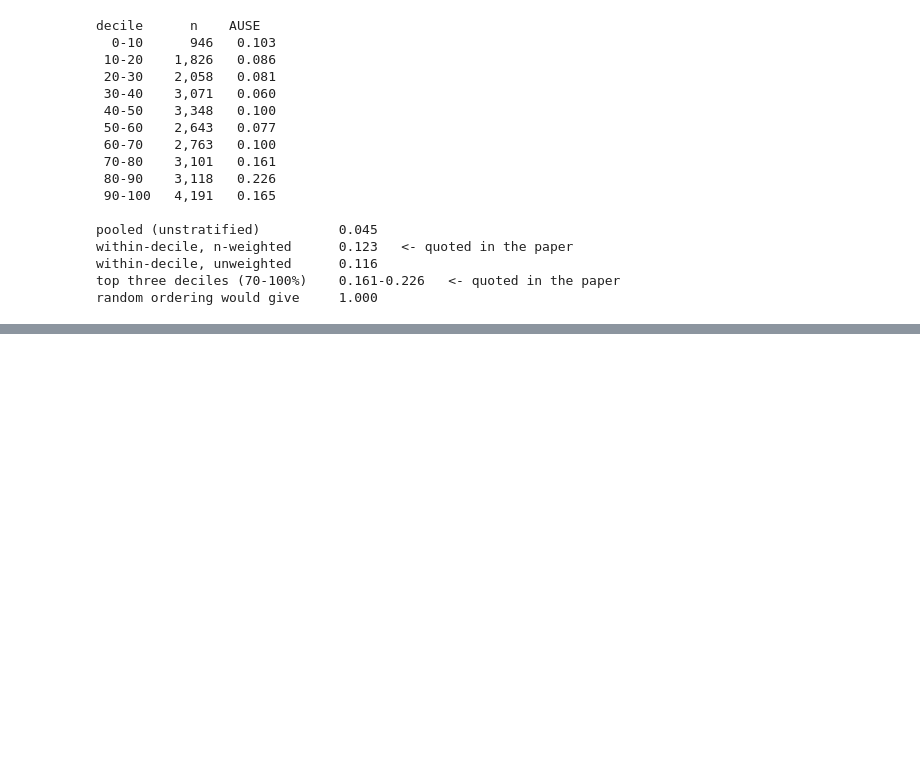
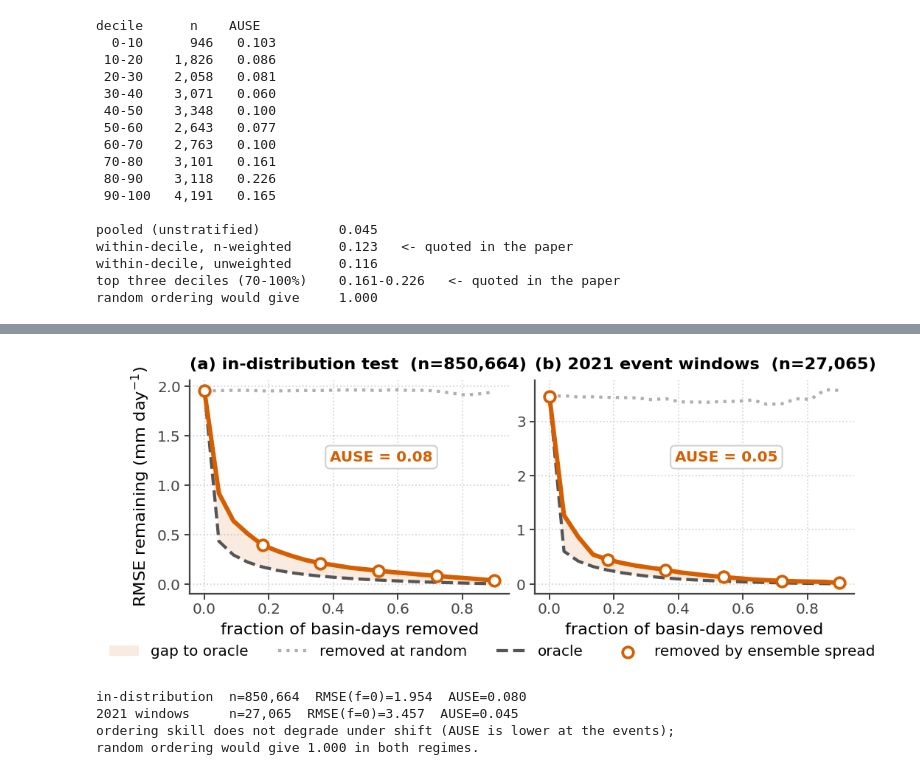
Before and after one commit to TWilson05/EA-LSTM-Streamflow, a Jupyter notebook: notebooks/workshop_figures.ipynb, the cells around one changed output, grey strips where cells are left out. Saved outputs shown, nothing was run; the diff lists cells and outputs as text; code cells hidden in the pictures; blank space fills up the shorter version.

```diff
--- a/notebooks/workshop_figures.ipynb
+++ b/notebooks/workshop_figures.ipynb
@@ -394,0 +401,37 @@ random ordering would give     1.000
+# %%
+# Alternate Figure 2: sparsification run separately in-distribution vs OOD windows.
+# Reuses sparsify() from the Figure 2 cell. AUSE is computed, never hardcoded, so this
+# figure and the primary Figure 2 cannot drift apart on the shared OOD number.
+fr_i,cp_i,co_i,cr_i,an_i = sparsify(sigma_e2[M_ind], err2[M_ind])
+fr_o,cp_o,co_o,cr_o,an_o = sparsify(sigma_e2[M_ood], err2[M_ood])
+
+fig, axs = plt.subplots(1, 2, figsize=figsize(2.3), layout="constrained")
+panels = [(cp_i,co_i,cr_i,an_i,"in-distribution test",int(M_ind.sum())),
+          (cp_o,co_o,cr_o,an_o,"2021 event windows",  int(M_ood.sum()))]
+for k,(a,(cp,co,cr,au,ttl,nn)) in enumerate(zip(axs,panels)):
+    a.fill_between(fr_i,co,cp,color=PALETTE["ens"],alpha=.12,lw=0,zorder=1,label="gap to oracle")
+    a.plot(fr_i,cr,":",color=PALETTE["random"],lw=LW["ref"],zorder=2,label="removed at random")
+    a.plot(fr_i,co,"--",color=PALETTE["ref"],lw=LW["ref"],zorder=3,label="oracle")
+    a.plot(fr_i,cp,"-",color=PALETTE["ens"],lw=LW["curve"],zorder=4)
+    a.scatter(fr_i[::4],cp[::4],s=sz(34),facecolor="white",edgecolor=PALETTE["ens"],
+              linewidths=1.5*S,zorder=5,label="removed by ensemble spread")
+    panel(a,"ab"[k],f"{ttl}  (n={nn:,})")
+    a.set_xlabel("fraction of basin-days removed")
+    a.annotate(f"AUSE = {au:.2f}",xy=(.60,.62),xycoords="axes fraction",ha="center",
+               fontsize=FS["ann"],fontweight="bold",color=PALETTE["ens"],zorder=6,
+               bbox=dict(boxstyle="round,pad=.3",fc="white",ec="#CCCCCC",lw=.8*S,alpha=.95))
+axs[0].set_ylabel(r"RMSE remaining (mm day$^{-1}$)")
+h,l = axs[0].get_legend_handles_labels()
+fig.legend(h,l,loc="outside lower center",ncol=4,fontsize=FS["leg"],frameon=False)
+fig.savefig(FIG_OUT/"workshop_fig2_regimes.png"); plt.show()
+
+print(f"in-distribution  n={int(M_ind.sum()):,}  RMSE(f=0)={cp_i[0]:.3f}  AUSE={an_i:.3f}")
+print(f"2021 windows     n={int(M_ood.sum()):,}  RMSE(f=0)={cp_o[0]:.3f}  AUSE={an_o:.3f}")
+print("ordering skill does not degrade under shift (AUSE is lower at the events);")
+print("random ordering would give 1.000 in both regimes.")
+# %% [output]
+[figure, added]
+in-distribution  n=850,664  RMSE(f=0)=1.954  AUSE=0.080
+2021 windows     n=27,065  RMSE(f=0)=3.457  AUSE=0.045
+ordering skill does not degrade under shift (AUSE is lower at the events);
+random ordering would give 1.000 in both regimes.
```
Also changed, not shown: parts of 2 cells of this notebook.
